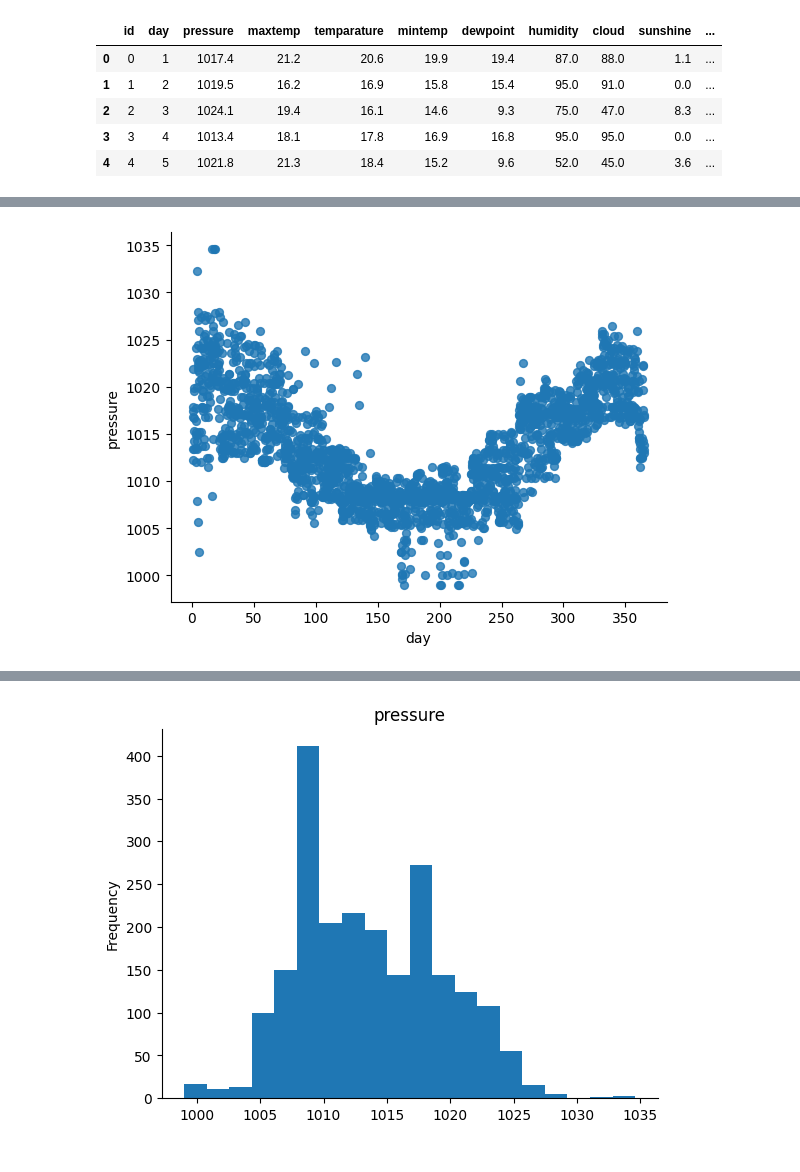
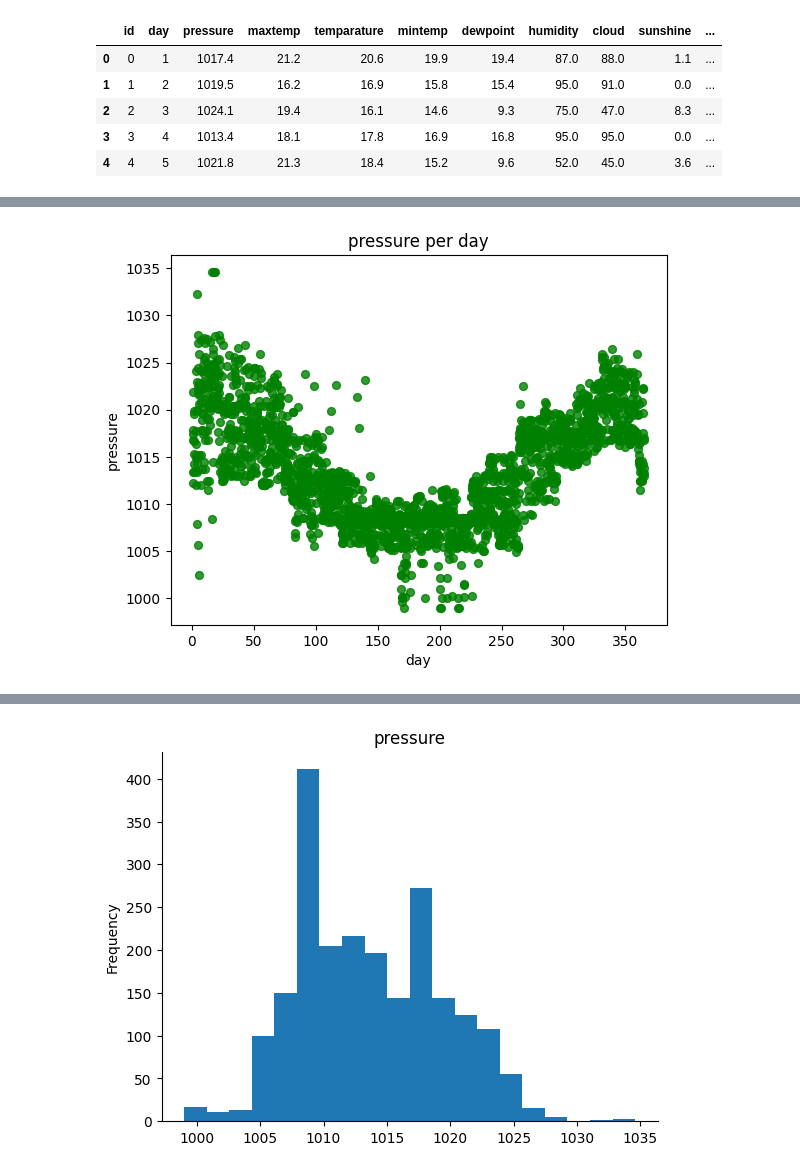
Before and after one commit to aymnblh/Dating_app, a Jupyter notebook: Binary_Prediction_with_a_Rainfall_Dataset.ipynb, the cells around one changed output, grey strips where cells are left out. Saved outputs shown, nothing was run; the diff lists cells and outputs as text; code cells hidden in the pictures.

```diff
--- a/Binary_Prediction_with_a_Rainfall_Dataset.ipynb
+++ b/Binary_Prediction_with_a_Rainfall_Dataset.ipynb
@@ -26,5 +32,5 @@ data.head()
 # %%
-data.plot(kind='scatter', x='day', y='pressure', s=32, alpha=.8)
-plt.gca().spines[['top', 'right',]].set_visible(False)
+data.plot(kind='scatter', x='day', y='pressure', s=32, alpha=.8, color='green', title='pressure per day')
+plt.show()
 # %% [output]
-[figure, old version]
+[figure, new version]
```
Also changed, not shown: parts of 11 cells of this notebook.
